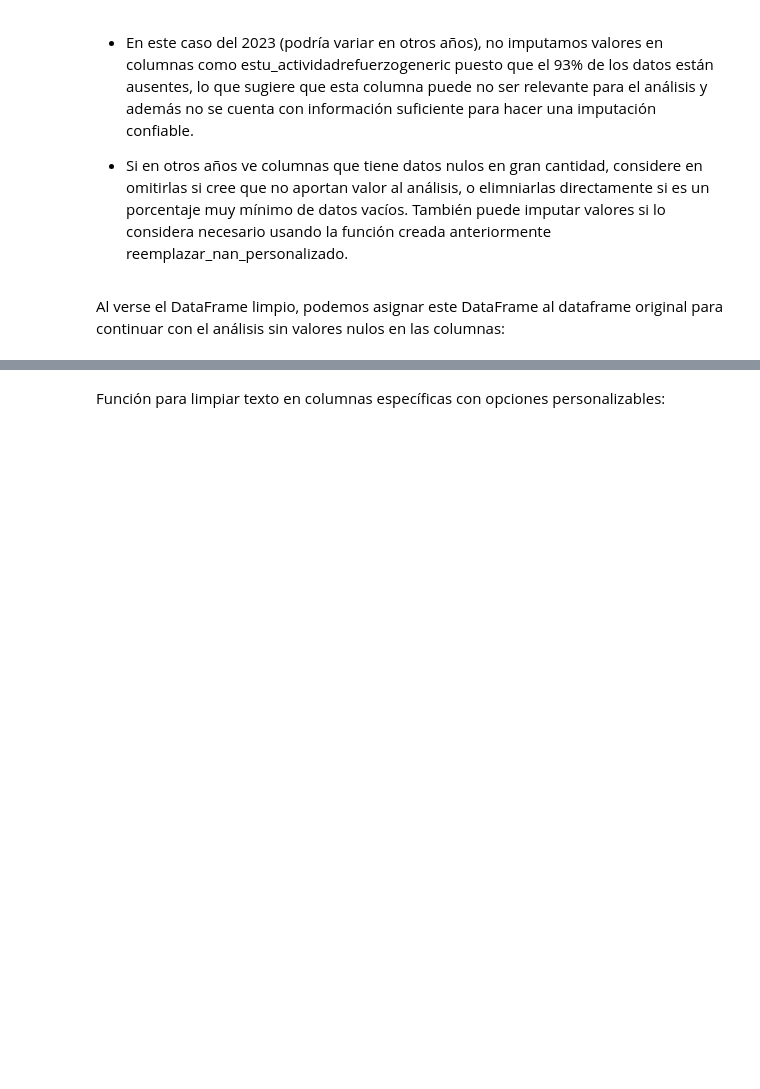
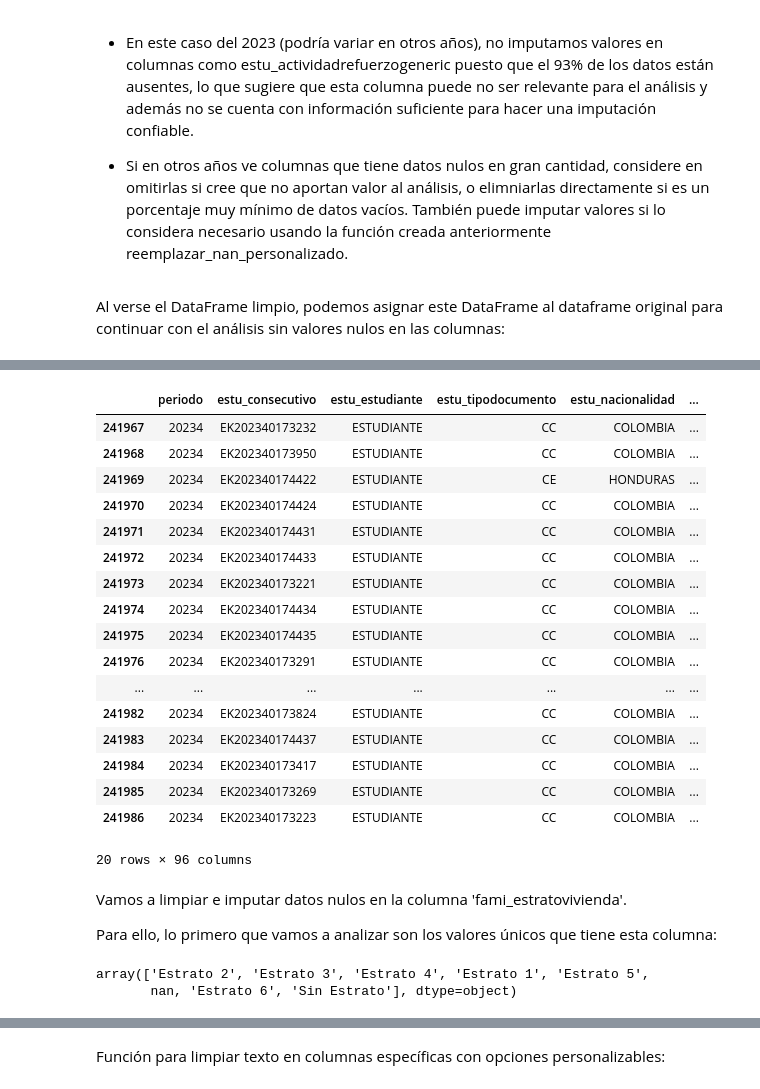
Before and after one commit to prxvxjpg/Proyecto_Pruebas_Saber_Pro, a Jupyter notebook: Data_Preparation/Filtracion_Pruebas_Saber_Pro.ipynb, the cells around one changed output, grey strips where cells are left out. Drawn from its saved outputs; the diff is of its cells as text; code cells hidden in the pictures; blank space fills up the shorter version.

```diff
--- a/Data_Preparation/Filtracion_Pruebas_Saber_Pro.ipynb
+++ b/Data_Preparation/Filtracion_Pruebas_Saber_Pro.ipynb
@@ -233,0 +252,2 @@ Al verse el DataFrame limpio, podemos asignar este DataFrame al dataframe origin
+# %%
+df['mod_comuni_escrita_desem'] = df['mod_comuni_escrita_desem'].fillna(1)
@@ -234,2 +272,30 @@ Al verse el DataFrame limpio, podemos asignar este DataFrame al dataframe origin
 # %%
-df = df_limpio # Asignamos el DataFrame limpio al original para continuar el análisis sin valores nulos en las columnas especificadas
+df.tail(20)
+# %% [output]
+|  | periodo | estu_consecutivo | estu_estudiante | estu_tipodocumento | estu_nacionalidad | ... |
+| 241967 | 20234 | EK202340173232 | ESTUDIANTE | CC | COLOMBIA | ... |
+| 241968 | 20234 | EK202340173950 | ESTUDIANTE | CC | COLOMBIA | ... |
+| 241969 | 20234 | EK202340174422 | ESTUDIANTE | CE | HONDURAS | ... |
+| 241970 | 20234 | EK202340174424 | ESTUDIANTE | CC | COLOMBIA | ... |
+| 241971 | 20234 | EK202340174431 | ESTUDIANTE | CC | COLOMBIA | ... |
+| 241972 | 20234 | EK202340174433 | ESTUDIANTE | CC | COLOMBIA | ... |
+| 241973 | 20234 | EK202340173221 | ESTUDIANTE | CC | COLOMBIA | ... |
+| 241974 | 20234 | EK202340174434 | ESTUDIANTE | CC | COLOMBIA | ... |
+| 241975 | 20234 | EK202340174435 | ESTUDIANTE | CC | COLOMBIA | ... |
+| 241976 | 20234 | EK202340173291 | ESTUDIANTE | CC | COLOMBIA | ... |
+| ... | ... | ... | ... | ... | ... | ... |
+| 241982 | 20234 | EK202340173824 | ESTUDIANTE | CC | COLOMBIA | ... |
+| 241983 | 20234 | EK202340174437 | ESTUDIANTE | CC | COLOMBIA | ... |
+| 241984 | 20234 | EK202340173417 | ESTUDIANTE | CC | COLOMBIA | ... |
+| 241985 | 20234 | EK202340173269 | ESTUDIANTE | CC | COLOMBIA | ... |
+| 241986 | 20234 | EK202340173223 | ESTUDIANTE | CC | COLOMBIA | ... |
+20 rows × 96 columns
+# %% [markdown]
+Vamos a limpiar e imputar datos nulos en la columna 'fami_estratovivienda'.
+
+Para ello, lo primero que vamos a analizar son los valores únicos que tiene esta columna:
+# %%
+df['fami_estratovivienda'].unique()
+# %% [output]
+array(['Estrato 2', 'Estrato 3', 'Estrato 4', 'Estrato 1', 'Estrato 5',
+       nan, 'Estrato 6', 'Sin Estrato'], dtype=object)
```
Also changed, not shown: parts of 26 cells of this notebook.
